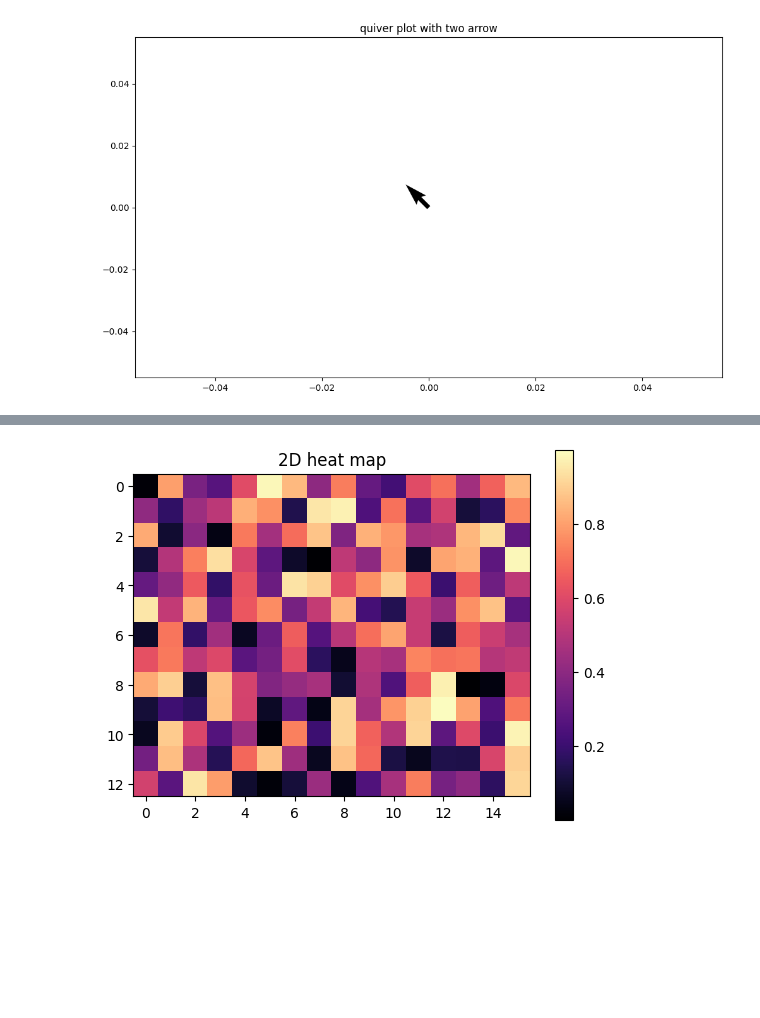
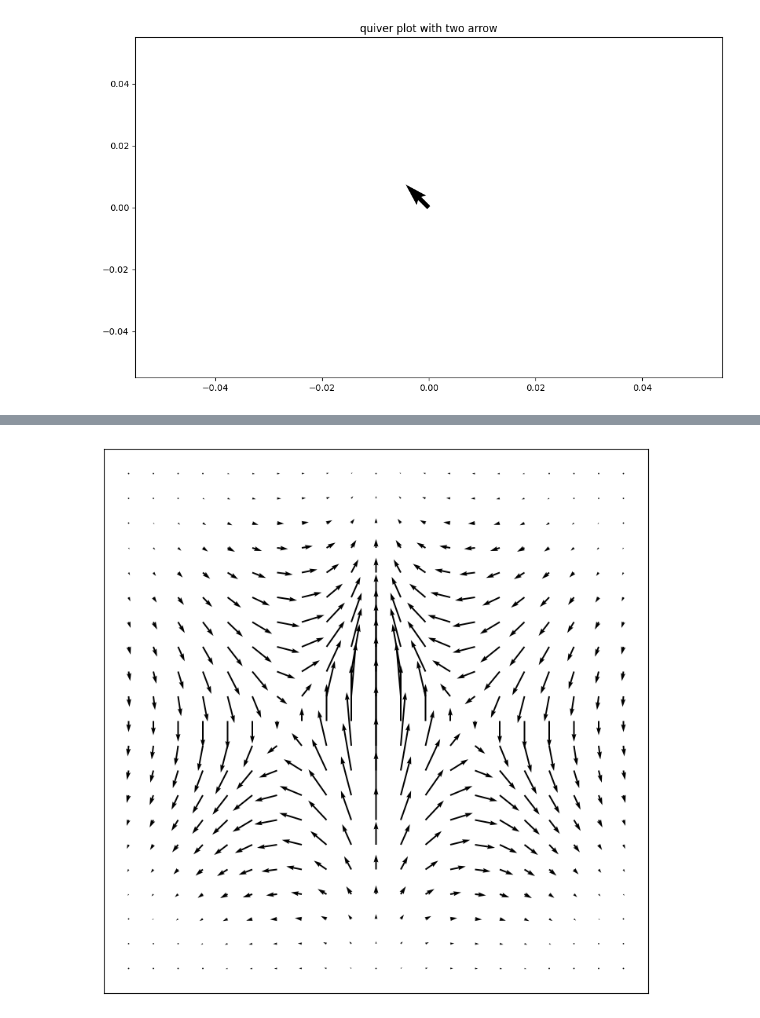
Before and after one commit to Moonnightgh/Dhv, a Jupyter notebook: vector_visualization.ipynb, the cells around one changed output, grey strips where cells are left out. Cells and saved outputs as stored; diff of their text form; code cells hidden in the pictures; blank space fills up the shorter version.

```diff
--- a/vector_visualization.ipynb
+++ b/vector_visualization.ipynb
@@ -38,12 +38,20 @@ plt.show()
 # %%
 import pandas as pd
-# %%
-data=np.random.random((13,16))
-plt.imshow(data,cmap="magma")
-plt.title("2D heat map")
-plt.colorbar()
-plt.show()
-# %% [output]
-[figure, removed]
+# %%
+
+x = np.arange(-2, 2.2, 0.2)
+y = np.arange(-2, 2.2, 0.2)
+
+X, Y = np.meshgrid(x, y)
+z = X * np.exp(-X**2-Y**2)
+dx, dy = np.gradient(z)
+fig, ax = plt.subplots(figsize =(9, 9))
+ax.quiver(X, Y, dx, dy)
+ax.xaxis.set_ticks([])
+ax.yaxis.set_ticks([])
+ax.set_aspect('equal')
+plt.show()
+# %% [output]
+[figure, added]
 # %%
 import seaborn as sns
```
Also changed, not shown: parts of 2 cells of this notebook.
